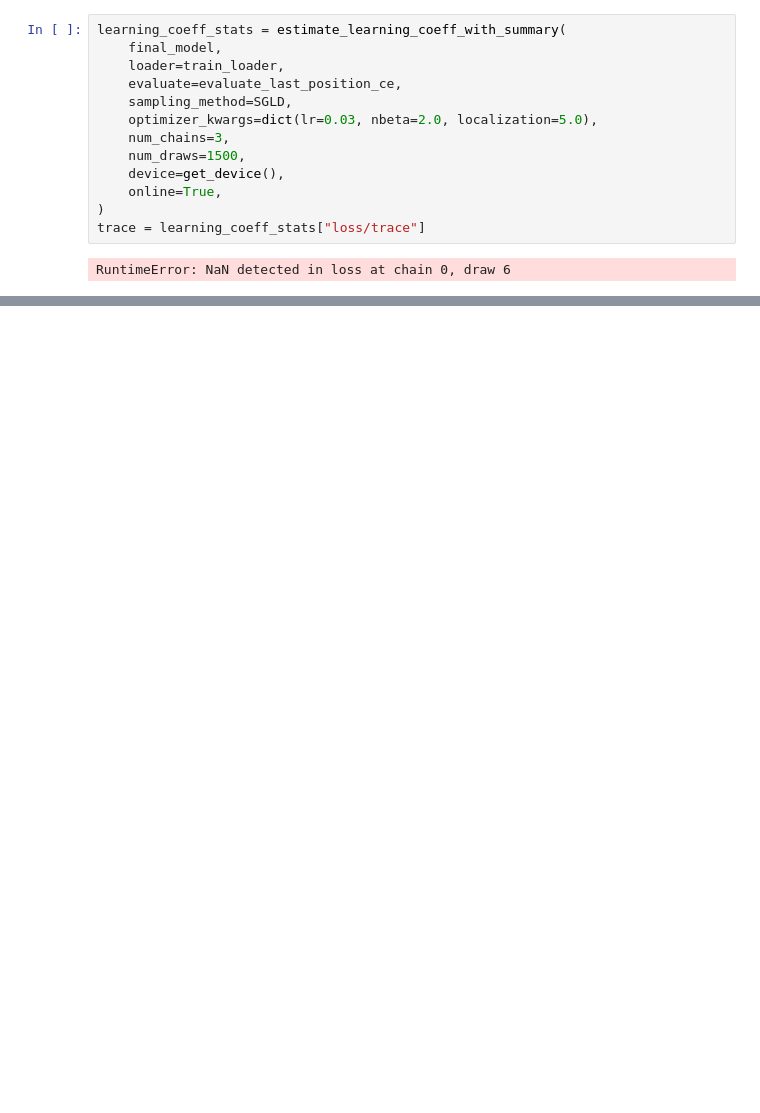
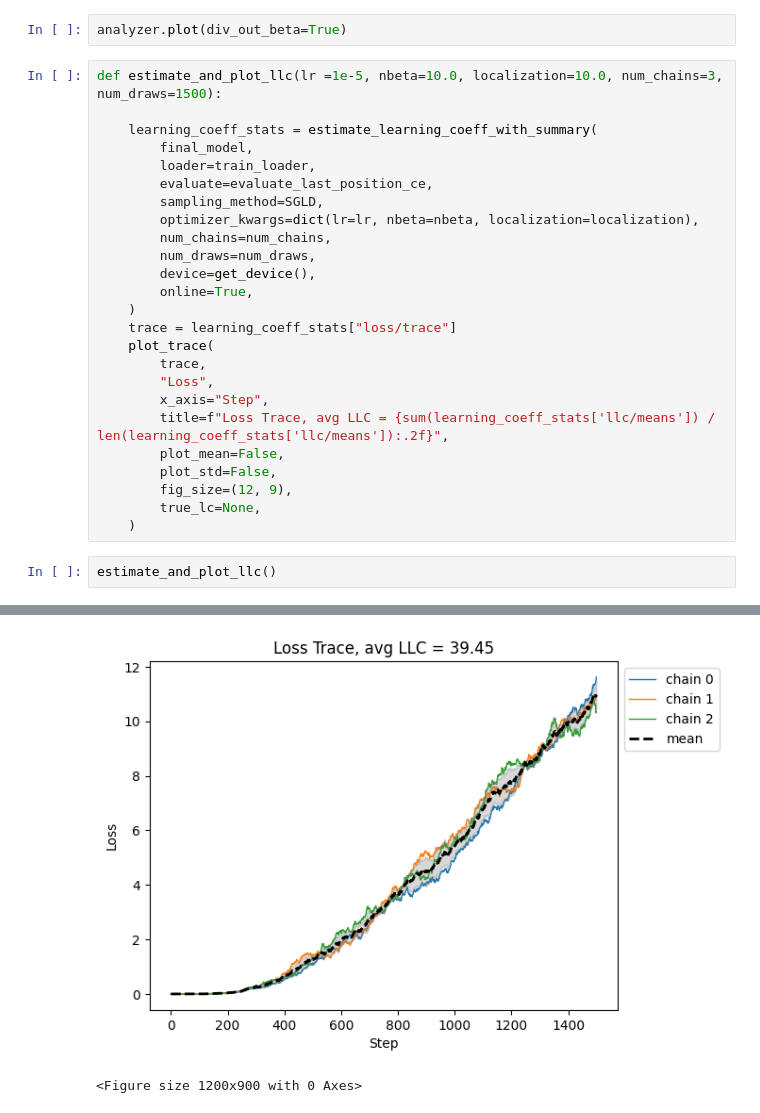
Before and after one commit to hannagabor/pizza_clock, a Jupyter notebook: exploration.ipynb, the cells around one changed output, grey strips where cells are left out. Cells and saved outputs as stored; diff of their text form; blank space fills up the shorter version.

```diff
--- a/exploration.ipynb
+++ b/exploration.ipynb
@@ -109,15 +152,30 @@ analyzer.plot()
+# %%
+analyzer.plot(div_out_beta=True)
 # %%
-learning_coeff_stats = estimate_learning_coeff_with_summary(
-    final_model,
-    loader=train_loader,
-    evaluate=evaluate_last_position_ce,
-    sampling_method=SGLD,
-    optimizer_kwargs=dict(lr=0.03, nbeta=2.0, localization=5.0),
-    num_chains=3,
-    num_draws=1500,
-    device=get_device(),
-    online=True,
-)
-trace = learning_coeff_stats["loss/trace"]
+def estimate_and_plot_llc(lr =1e-5, nbeta=10.0, localization=10.0, num_chains=3, num_draws=1500):
+
+    learning_coeff_stats = estimate_learning_coeff_with_summary(
+        final_model,
+        loader=train_loader,
+        evaluate=evaluate_last_position_ce,
+        sampling_method=SGLD,
+        optimizer_kwargs=dict(lr=lr, nbeta=nbeta, localization=localization),
+        num_chains=num_chains,
+        num_draws=num_draws,
+        device=get_device(),
+        online=True,
+    )
+    trace = learning_coeff_stats["loss/trace"]
+    plot_trace(
+        trace,
+        "Loss",
+        x_axis="Step",
+        title=f"Loss Trace, avg LLC = {sum(learning_coeff_stats['llc/means']) / len(learning_coeff_stats['llc/means']):.2f}",
+        plot_mean=False,
+        plot_std=False,
+        fig_size=(12, 9),
+        true_lc=None,
+    )
-# %% [output]
-RuntimeError: NaN detected in loss at chain 0, draw 6
+# %%
+estimate_and_plot_llc()
+# %% [output]
@@ -123,0 +195,2 @@ RuntimeError: NaN detected in loss at chain 0, draw 6
+[figure, added]
+<Figure size 1200x900 with 0 Axes>
```
Also changed, not shown: parts of 9 cells of this notebook.
